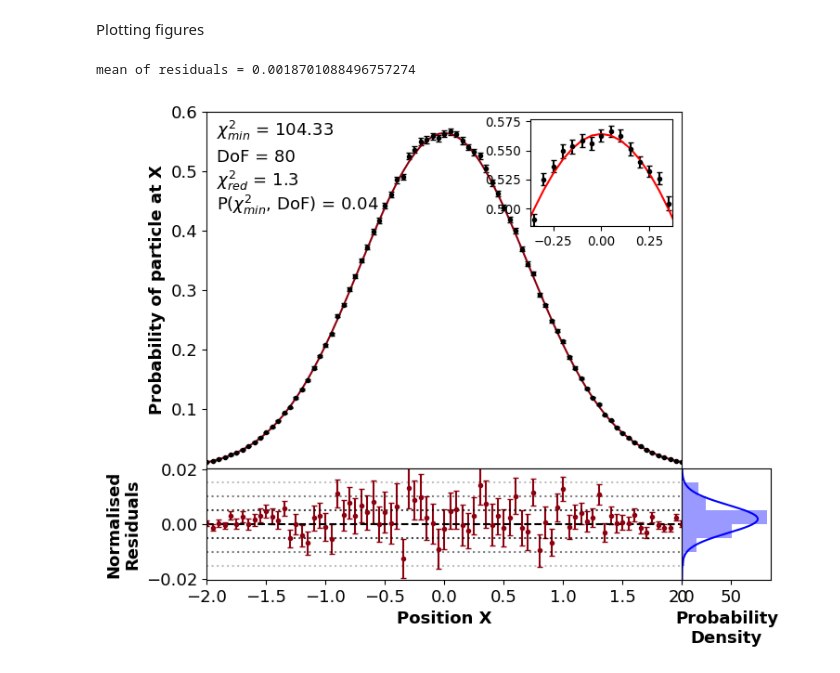
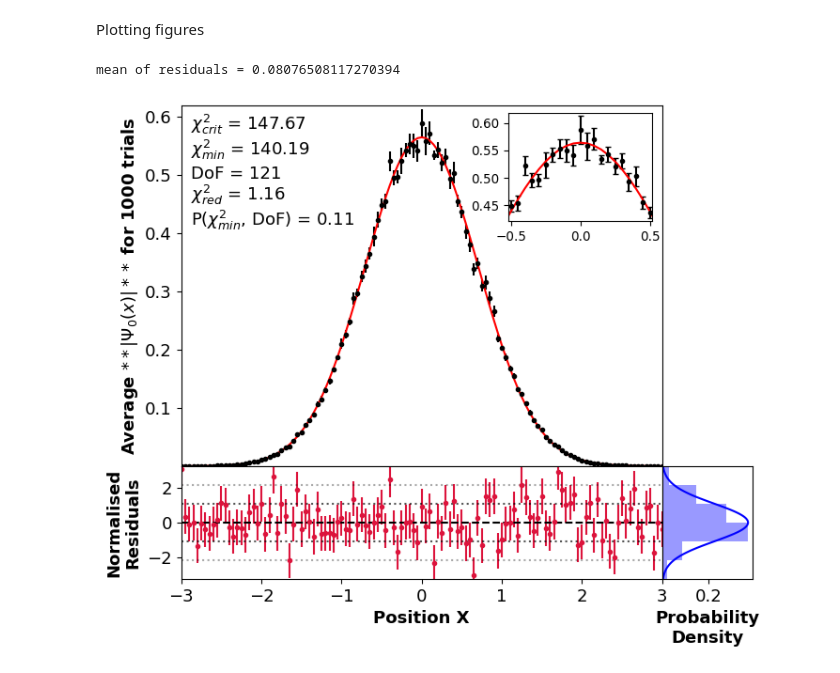
Before and after one commit to Wildeofthewest1/ProjectRepo, a Jupyter notebook: FeynmanPathIntegralJUPYTER.ipynb, the cells around one changed output. Drawn from its saved outputs; the diff is of its cells as text; code cells hidden in the pictures.

```diff
--- a/FeynmanPathIntegralJUPYTER.ipynb
+++ b/FeynmanPathIntegralJUPYTER.ipynb
@@ -12,13 +12,13 @@ Define constants and x values
 # %%
 Iterations = (10**5)
 N = 7
-T = 14
+T = 7
 #epsilon = T/(N)
 m = 1
 hbar = 1
 
-xf = 2
-xi = -2
+xf = 3
+xi = -3
 
 dx = 0.05
 dt = T/N
@@ -213,8 +213,8 @@ def path_error_analysis(paths_list, num_trials, Psi_func):
     std_dev = np.std(results - wavefunc(xs), axis=1)
     return std_dev / np.sqrt(num_trials)
 # %%
-paths_list = [1,10,100]# Number of paths to test
-num_trials = 100# Number of trials for averaging
+paths_list = [1,1]# Number of paths to test
+num_trials = 2# Number of trials for averaging
 errors = path_error_analysis(paths_list, num_trials, Psi)
 #print(repr(errors))
 # %%
@@ -3976,7 +3976,7 @@ values2 = errors
 # %%
 set = 2
 
-data = [(values,np.arange(1,121+1,1)),(values1,[1,10,100,1000]),(values2,[1,10,100])]
+data = [(values,np.arange(1,121+1,1)),(values1,[1,10,100,1000]),(values2,[1,2])]
 
 errors, paths_list = np.array(data[set][0]),np.array(data[set][1])
 
@@ -4109,5 +4109,5 @@ def average(num_trials, paths1):
 
     return average_ys, average_errs
 # %%
-
-#ys, yerrs = average(12,12)# average(NumberOfAverages,NumberOfPaths)
+num_trls = 1000
+ys, yerrs = average(num_trls,10)# average(NumberOfAverages,NumberOfPaths)
@@ -4213,21 +4237,25 @@ plt.gca().axes.get_xaxis().set_ticks([])
 plt.gca().axes.get_yaxis().set_ticks([0.1,0.2,0.3,0.4,0.5,0.6])
 
 plt.yticks(fontsize = textsize)
-plt.ylabel("Probability of particle at X", fontsize = textsize, weight = "bold")
+plt.ylabel("Average $**|\Psi_0(x)|**}^2$ for "+"{} trials".format(num_trls), fontsize = textsize, weight = "bold")
 
 analyticalValues = wavefunc(xs)
-normres = (ys-analyticalValues)/np.sqrt(analyticalValues)
+normres = (ys-analyticalValues)/yerrs
 
-reserrs = yerrs/np.sqrt(analyticalValues)
+reserrs = yerrs/yerrs
 
-plt.errorbar(xs, ys, yerrs, linestyle = "none", fmt=".", capsize = 2, color = "black")#plot the numerical solution
-plt.plot(xs,analyticalValues, color = "#8C000F")#plot the analytical solution
+plt.errorbar(xs, ys, yerrs, linestyle = "none", fmt=".", capsize = 0, color = line_Colors[2])#plot the numerical solution
+plt.plot(xs,analyticalValues, color = line_Colors[0])#plot the analytical solution
 
-
-plt.text(0.02, .98, "$\chi_{min}^2$ = "+"{}".format(str(round(chi_squared_min, 2))), ha='left', va='top', transform=plt.gca().transAxes, fontsize = textsize)#, bbox = dict(facecolor = 'red', alpha = 0.5))
-plt.text(0.02, .895, "DoF = {}".format(degrees_of_freedom), ha='left', va='top', transform=plt.gca().transAxes, fontsize = textsize)#, bbox = dict(facecolor = 'blue', alpha = 0.5))
-plt.text(0.02, .84, "$\chi_{red}^2$ = "+"{}".format(str(round(reduced_chi2, 2))), ha='left', va='top', transform=plt.gca().transAxes, fontsize = textsize)#, bbox = dict(facecolor = 'green', alpha = 0.5))
-plt.text(0.02, .77, "P($\chi_{min}^2$, DoF) = "+"{}".format(str(round(Pvalue, 2))), ha='left', va='top', transform=plt.gca().transAxes, fontsize = textsize)#, bbox = dict(facecolor = 'yellow', alpha = 0.5))
+#plt.plot(xs,model_function(xs,*popt), color = "orange",linestyle = "dashed")#plot the analytical solution
+#plt.plot(xs,model_function(xs,*(popt+popt_errs)), color = "green",linestyle = "dashed")#plot the analytical solution
+#plt.plot(xs,model_function(xs,*(popt-popt_errs)), color = "blue",linestyle = "dashed")#plot the analytical solution
+qq = 0.07
+plt.text(0.02, .98-0*qq, "$\chi_{crit}^2$ = "+"{}".format(str(round(critical_value, 2))), ha='left', va='top', transform=plt.gca().transAxes, fontsize = textsize)#, bbox = dict(facecolor = 'yellow', alpha = 0.5))
+plt.text(0.02, .98-1*qq, "$\chi_{min}^2$ = "+"{}".format(str(round(chi_squared_min, 2))), ha='left', va='top', transform=plt.gca().transAxes, fontsize = textsize)#, bbox = dict(facecolor = 'red', alpha = 0.5))
+plt.text(0.02, .974-2*qq, "DoF = {}".format(degrees_of_freedom), ha='left', va='top', transform=plt.gca().transAxes, fontsize = textsize)#, bbox = dict(facecolor = 'blue', alpha = 0.5))
+plt.text(0.02, 0.993-3*qq, "$\chi_{red}^2$ = "+"{}".format(str(round(reduced_chi2, 2))), ha='left', va='top', transform=plt.gca().transAxes, fontsize = textsize)#, bbox = dict(facecolor = 'green', alpha = 0.5))
+plt.text(0.02, 0.993-4*qq, "P($\chi_{min}^2$, DoF) = "+"{}".format(str(round(Pvalue, 2))), ha='left', va='top', transform=plt.gca().transAxes, fontsize = textsize)#, bbox = dict(facecolor = 'yellow', alpha = 0.5))
 
 
 ############################################# Mini plot showing range of data
@@ -4243,9 +4271,12 @@ plt.yticks(fontsize = minitextscale*textsize)
 plt.xticks(fontsize = minitextscale*textsize)
 #plt.gca().axes.get_xaxis().set_ticks([-3,-2,-1,0,1,2,3])
 
-plt.errorbar(minixs, miniys, miniyerrs, color = "black", capsize = 2, fmt=".")#plot the numerical solution
+plt.errorbar(minixs, miniys, miniyerrs, color = line_Colors[2], capsize = 2, fmt=".")#plot the numerical solution
+plt.plot(xs,analyticalValues, color = line_Colors[0])#plot the analytical solution
 
-plt.plot(xs,analyticalValues, color = "red")#plot the analytical solution
+#plt.plot(xs,model_function(xs,*popt), color = "orange",linestyle = "dashed")#plot the analytical solution
+#plt.plot(xs,model_function(xs,*(popt+popt_errs)), color = "green",linestyle = "dashed")#plot the analytical solution
+#plt.plot(xs,model_function(xs,*(popt-popt_errs)), color = "blue",linestyle = "dashed")#plot the analytical solution
 
 ##########################################
 
@@ -4262,42 +4293,47 @@ plt.xticks(fontsize = textsize)
 
 
 plt.ylabel("Normalised\nResiduals", fontsize = textsize, weight = "bold")
 plt.xlabel("Position X", fontsize = textsize, weight = "bold")
 stdresarray = np.ones(len(normres))*stdd
-plt.errorbar( xs, normres, reserrs, fmt=".", color = "#8C000F", capsize=2)
+plt.errorbar( xs, normres, reserrs, fmt=".", color = line_Colors[3], capsize=0)
 
 for i in range(1,j):
-    plt.plot(xs,i*stdresarray, color='black', linestyle='dotted', alpha = 1-i/j)
+    plt.plot(xs,i*stdresarray, color=line_Colors[2], linestyle='dotted', alpha = 1-i/j)
 
 for i in range(-j+1,0):
-    plt.plot(xs,i*stdresarray, color='black', linestyle='dotted', alpha = 1+i/j)
+    plt.plot(xs,i*stdresarray, color=line_Colors[2], linestyle='dotted', alpha = 1+i/j)
 
-plt.plot(xs,0*stdresarray, color='black', linestyle='dashed', alpha = 1)
+plt.plot(xs,0*stdresarray, color=line_Colors[2], linestyle='dashed', alpha = 1)
+
+#plt.plot(xs,np.ones_like(normres)*np.mean(normres), color='yellow', linestyle='dashed', alpha = 1)
 
 #######################################
 
-x = np.arange(-j*stdd,j*stdd,0.0001)
-mean = statistics.mean(normres)
+x = np.linspace(-j*stdd,j*stdd,100)
+mean = 0#statistics.mean(normres)
 sd = statistics.stdev(normres)
 
 
 f1.add_axes((plotwidth,-resplotheight,histplotwidth,resplotheight))#add axes for histogram plot
 plt.gca().set_ylim([-j*stdd,j*stdd])
 plt.gca().axes.get_yaxis().set_ticks([])
-#plt.gca().axes.get_xaxis().set_ticks([5,10])
+plt.gca().axes.get_xaxis().set_ticks([0.2])
 plt.yticks(fontsize = textsize)
 plt.xticks(fontsize = textsize)
 plt.xlabel("Probability\nDensity", fontsize = textsize, weight = "bold")
 histrange = np.arange(-j*stdd,(j+1)*stdd,stdd)
 
-plt.hist(normres, histrange, density=True, orientation = "horizontal", color = "blue", alpha = 0.4)
-plt.plot( norm.pdf(x, mean, sd), x, color = "blue")
+plt.hist(normres, histrange, density=True, orientation = "horizontal", color = line_Colors[1], alpha = 0.4)
+plt.plot( norm.pdf(x, mean, sd), x, color = line_Colors[1])
 
 
 #actionarray = metropolis(100,0)
 #plt.plot(np.arange(0,100,1),actionarray)
-print("mean of residuals = {}".format(np.mean(normres)))#Should be 0, else something is very wrong
+print("mean of residuals = {}".format(np.mean(normres)))#Should be 0, else T is not correct
+#print(sd)
+#print(np.mean(normres)/sd)
+#print(np.sqrt(2))
 plt.show()
 # %% [output]
-mean of residuals = 0.0018701088496757274
+mean of residuals = 0.08076508117270394
-[figure, old version]
+[figure, new version]
```
Also changed, not shown: parts of 4 cells of this notebook.
